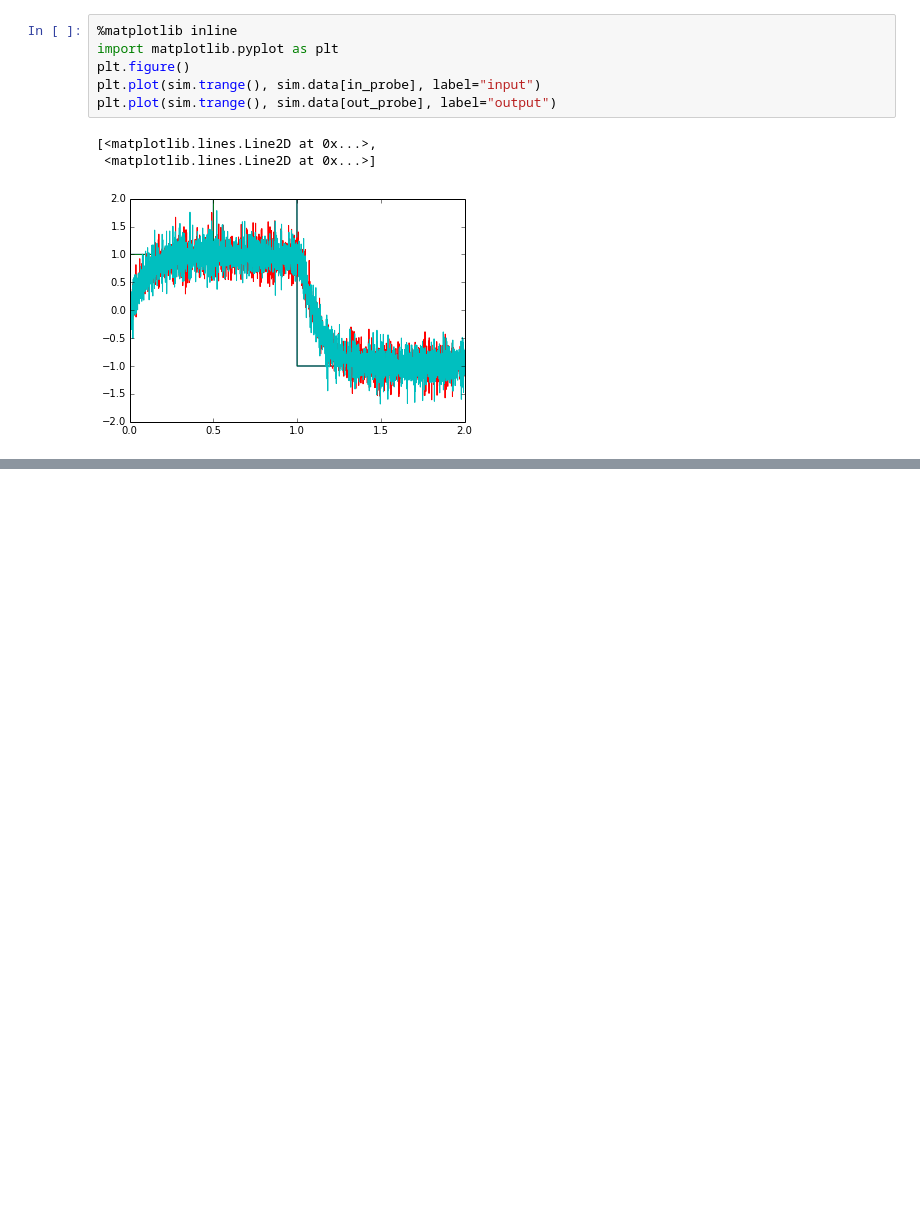
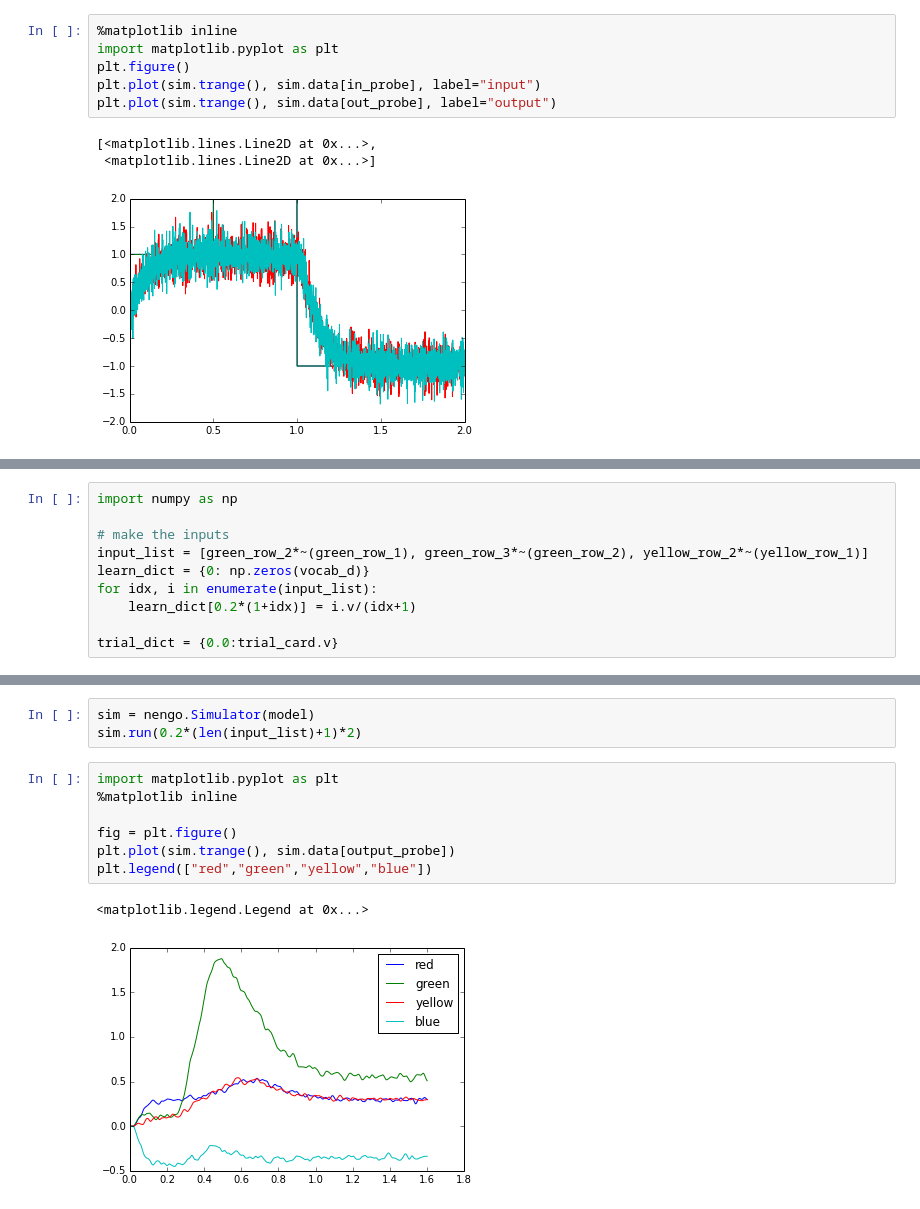
Before and after one commit to Seanny123/WCST_nef, a Jupyter notebook: mem_test.ipynb, the cells around one changed output, grey strips where cells are left out. Drawn from its saved outputs; the diff is of its cells as text; blank space fills up the shorter version.

```diff
--- a/mem_test.ipynb
+++ b/mem_test.ipynb
@@ -29,0 +56,10 @@ plt.plot(sim.trange(), sim.data[out_probe], label="output")
+# %%
+import numpy as np
+
+# make the inputs
+input_list = [green_row_2*~(green_row_1), green_row_3*~(green_row_2), yellow_row_2*~(yellow_row_1)]
+learn_dict = {0: np.zeros(vocab_d)}
+for idx, i in enumerate(input_list):
+    learn_dict[0.2*(1+idx)] = i.v/(idx+1)
+
+trial_dict = {0.0:trial_card.v}
@@ -29,0 +102,13 @@ plt.plot(sim.trange(), sim.data[out_probe], label="output")
+# %%
+sim = nengo.Simulator(model)
+sim.run(0.2*(len(input_list)+1)*2)
+# %%
+import matplotlib.pyplot as plt
+%matplotlib inline
+
+fig = plt.figure()
+plt.plot(sim.trange(), sim.data[output_probe])
+plt.legend(["red","green","yellow","blue"])
+# %% [output]
+<matplotlib.legend.Legend at 0x...>
+[figure, added]
```
Also changed, not shown: parts of 2 cells of this notebook, 5 other files.
